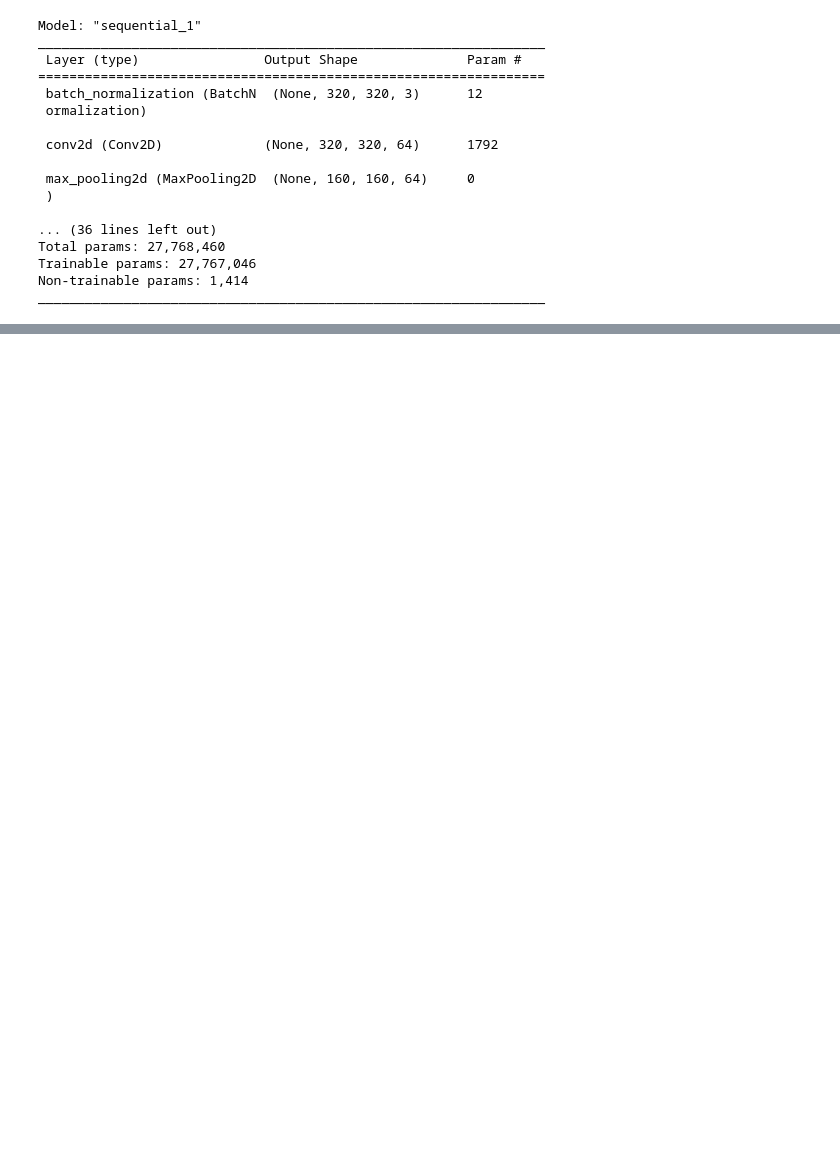
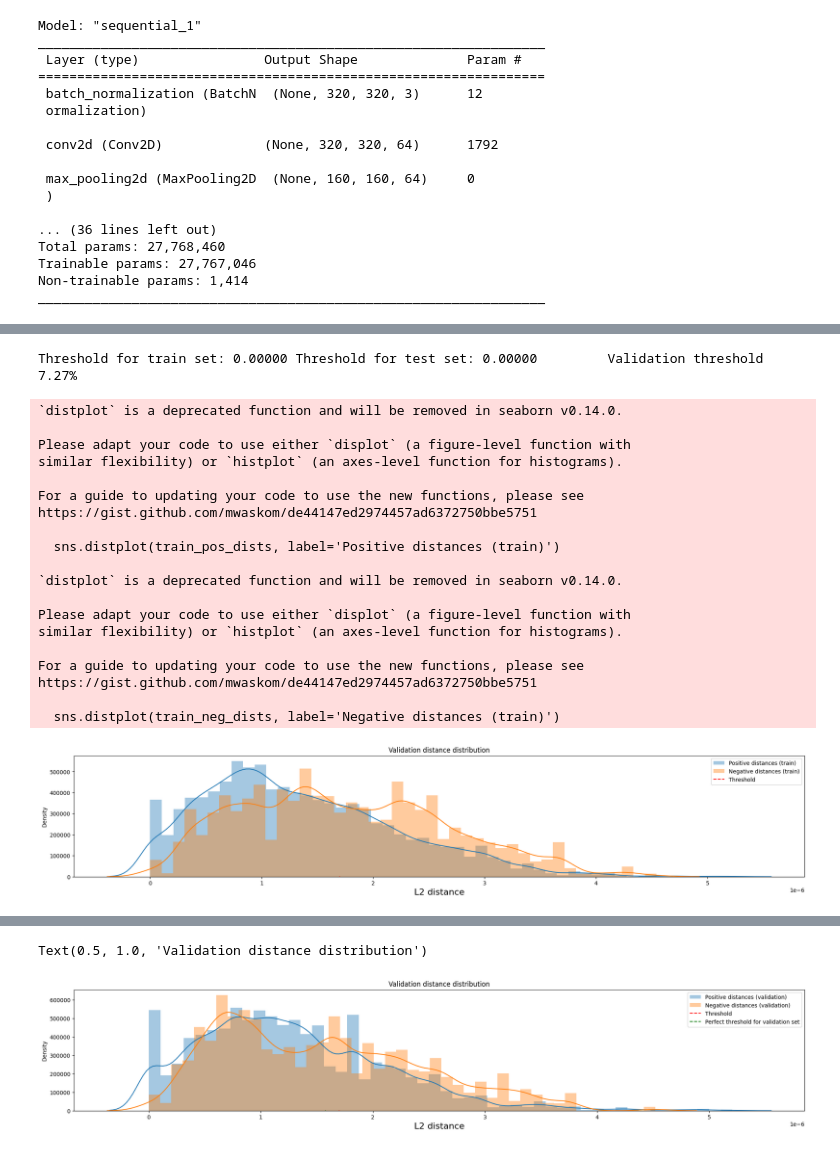
Before and after one commit to mymmrac/ml-research, a Jupyter notebook: ml.ipynb, the cells around one changed output, grey strips where cells are left out. Cells and saved outputs as stored; diff of their text form; code cells hidden in the pictures; blank space fills up the shorter version.

```diff
--- a/ml.ipynb
+++ b/ml.ipynb
@@ -214,0 +198,10 @@ out_m.close()
+# %%
+# Extract embiddings
+def get_embeddings_and_labels(dataset):
+    embaddings = model.predict(dataset)
+    labels = np.concatenate([y.numpy() for x, y in dataset])
+    assert embaddings.shape[0] == labels.shape[0]
+    return embaddings, labels
+
+train_embeddings, train_labels = get_embeddings_and_labels(train_ds)
+val_embeddings, val_labels = get_embeddings_and_labels(test_ds)
@@ -214,0 +268,59 @@ out_m.close()
+# %%
+from skimage import filters
+
+val_thresh = filters.threshold_otsu(np.concatenate([val_pos_dists, val_neg_dists]))
+train_thresh = filters.threshold_otsu(np.concatenate([train_pos_dists, train_neg_dists]))
+
+print(f'Threshold for train set: {train_thresh:0.5f} Threshold for test set: {val_thresh:0.5f} \t Validation threshold {(np.abs(train_thresh - val_thresh) / train_thresh)*100:0.2f}%')
+# %% [output]
+Threshold for train set: 0.00000 Threshold for test set: 0.00000         Validation threshold 7.27%
+# %%
+import matplotlib.pyplot as plt
+import seaborn as sns
+
+fig, ax = plt.subplots(figsize=(24, 4))
+
+sns.distplot(train_pos_dists, label='Positive distances (train)')
+sns.distplot(train_neg_dists, label='Negative distances (train)')
+
+ax.vlines(train_thresh, 0, 1100, color='r', linestyle='--', label='Threshold')
+ax.set_title('Validation distance distribution')
+
+ax.set_xlabel('L2 distance', fontsize=16)
+ax.legend();
+
+plt.show()
+
+
+fig, ax = plt.subplots(figsize=(24, 4))
+
+sns.distplot(val_pos_dists, label='Positive distances (validation)')
+sns.distplot(val_neg_dists, label='Negative distances (validation)')
+
+ax.vlines(train_thresh, 0, 2000, color='r', linestyle='--', label='Threshold')
+ax.vlines(val_thresh, 0, 2000, color='g', linestyle='--', label='Perfect threshold for validation set')
+
+ax.set_xlabel('L2 distance', fontsize=16)
+ax.legend()
+ax.set_title('Validation distance distribution')
+# %% [output]
+`distplot` is a deprecated function and will be removed in seaborn v0.14.0.
+
+Please adapt your code to use either `displot` (a figure-level function with
+similar flexibility) or `histplot` (an axes-level function for histograms).
+
+For a guide to updating your code to use the new functions, please see
+https://gist.github.com/mwaskom/de44147ed2974457ad6372750bbe5751
+
+  sns.distplot(train_pos_dists, label='Positive distances (train)')
+
+`distplot` is a deprecated function and will be removed in seaborn v0.14.0.
+
+Please adapt your code to use either `displot` (a figure-level function with
+similar flexibility) or `histplot` (an axes-level function for histograms).
+
+For a guide to updating your code to use the new functions, please see
+https://gist.github.com/mwaskom/de44147ed2974457ad6372750bbe5751
+
+  sns.distplot(train_neg_dists, label='Negative distances (train)')
+[figure, added]
@@ -214,0 +346,2 @@ out_m.close()
+Text(0.5, 1.0, 'Validation distance distribution')
+[figure, added]
```
Also changed, not shown: parts of 12 cells of this notebook.
